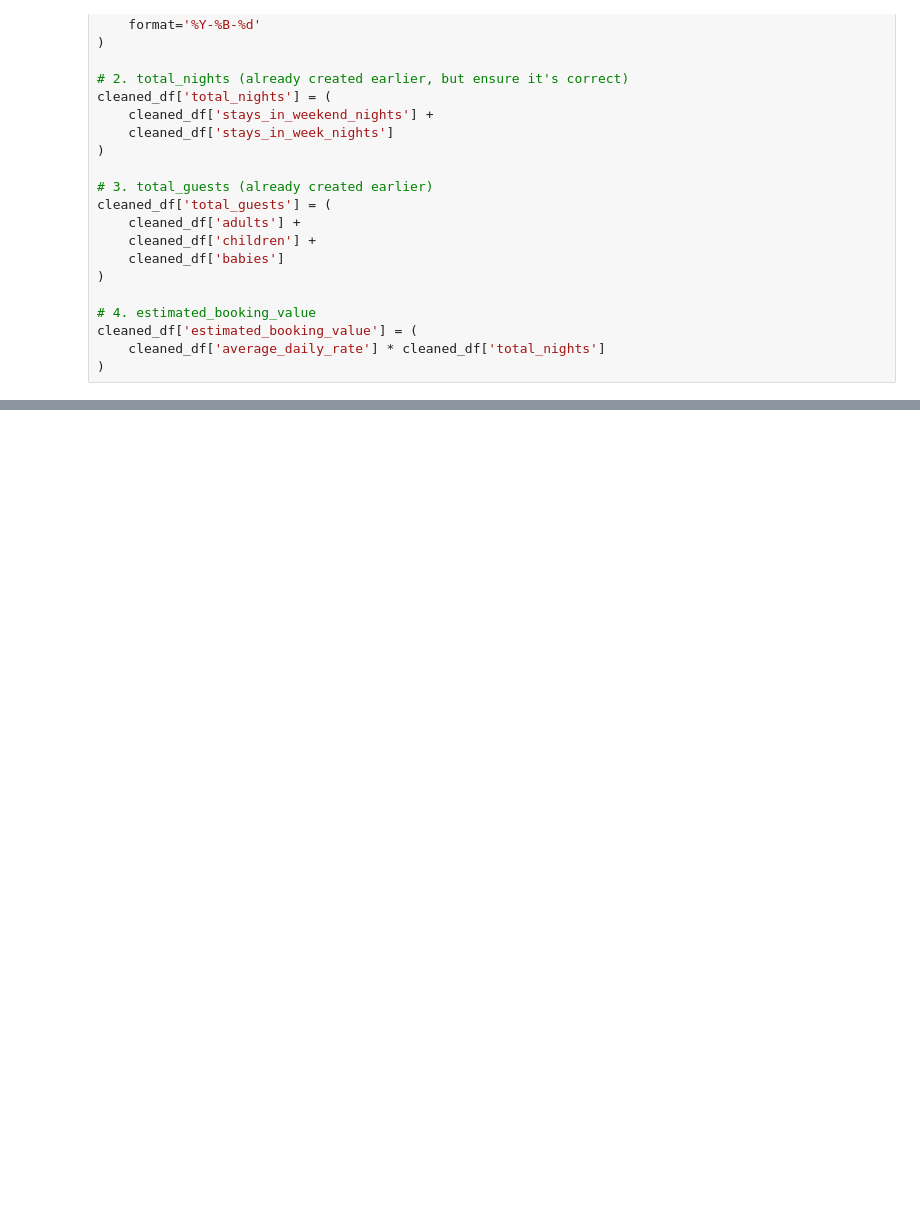
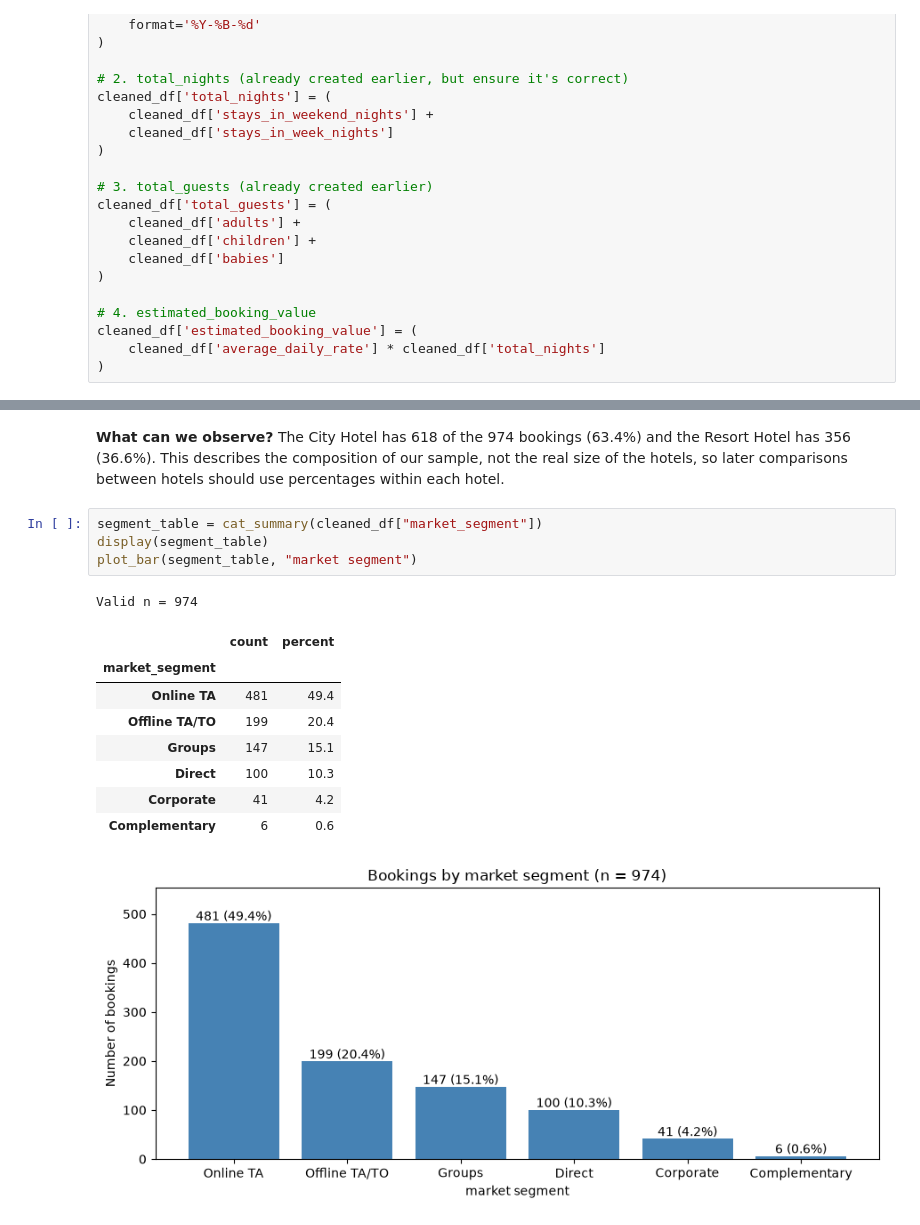
Before and after one commit to ElSnuso/Hotel-Booking-Data-Analysis, a Jupyter notebook: project.ipynb, the cells around one changed output, grey strips where cells are left out. Cells and saved outputs as stored; diff of their text form; blank space fills up the shorter version.

```diff
--- a/project.ipynb
+++ b/project.ipynb
@@ -242,0 +286,17 @@ cleaned_df['estimated_booking_value'] = (
+# %% [markdown]
+**What can we observe?** The City Hotel has 618 of the 974 bookings (63.4%) and the Resort Hotel has 356 (36.6%). This describes the composition of our sample, not the real size of the hotels, so later comparisons between hotels should use percentages within each hotel.
+# %%
+segment_table = cat_summary(cleaned_df["market_segment"])
+display(segment_table)
+plot_bar(segment_table, "market segment")
+# %% [output]
+Valid n = 974
+|  | count | percent |
+| market_segment |  |  |
+| Online TA | 481 | 49.4 |
+| Offline TA/TO | 199 | 20.4 |
+| Groups | 147 | 15.1 |
+| Direct | 100 | 10.3 |
+| Corporate | 41 | 4.2 |
+| Complementary | 6 | 0.6 |
+[figure, added]
```
Also changed, not shown: parts of 22 cells of this notebook.
